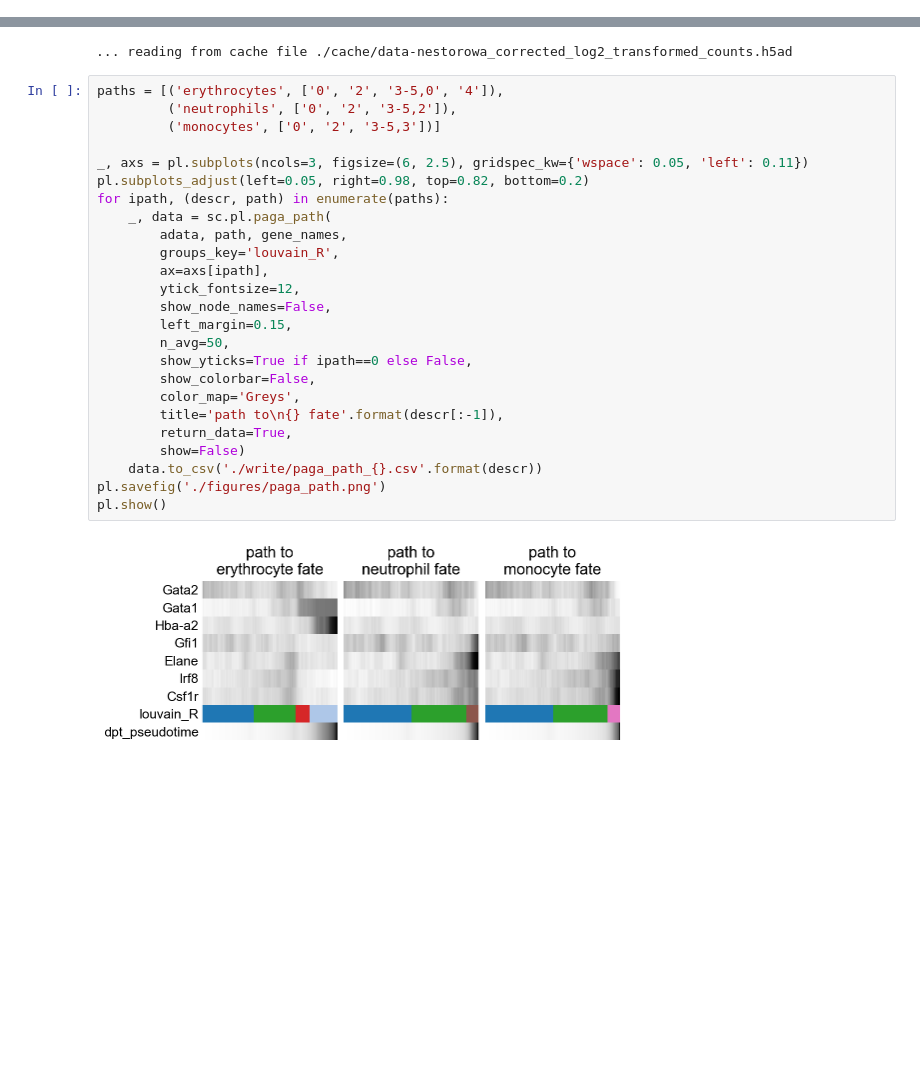
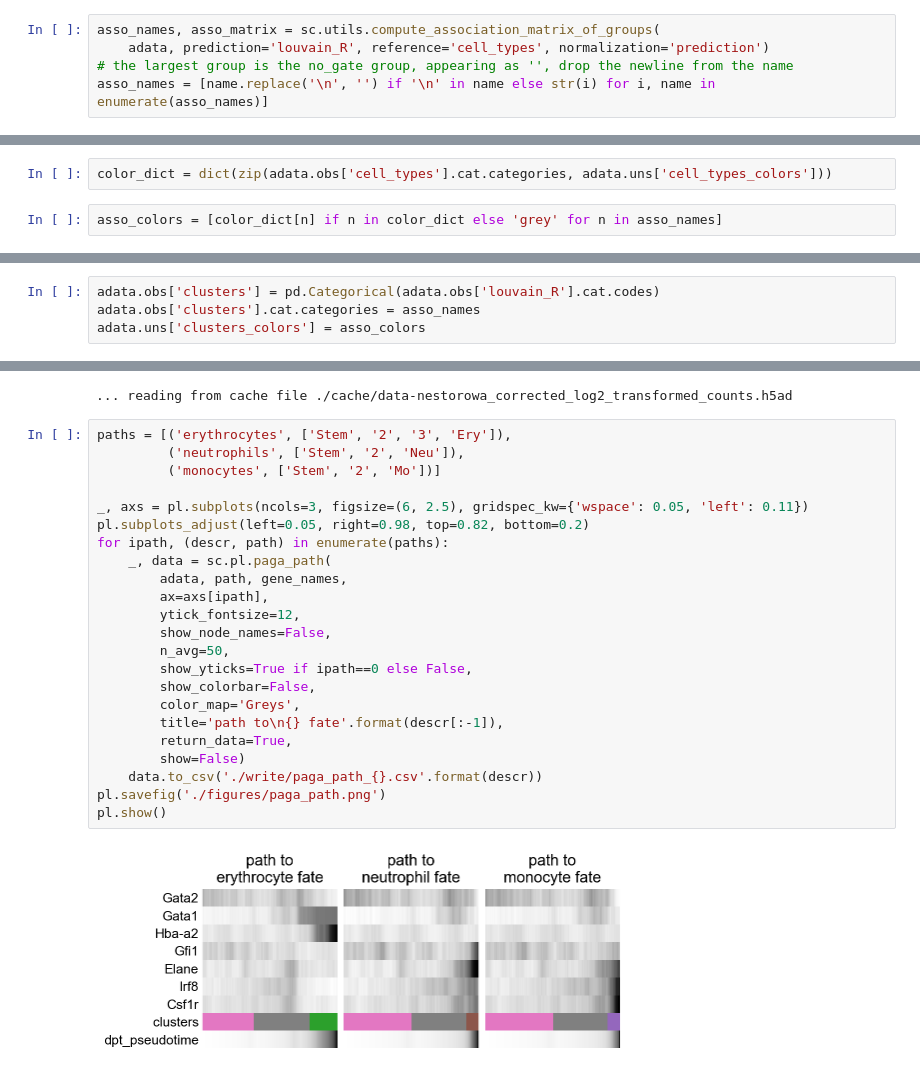
Before and after one commit to theislab/graph_abstraction, a Jupyter notebook: nestorowa16/nestorowa16.ipynb, the cells around one changed output, grey strips where cells are left out. Cells and saved outputs as stored; diff of their text form; blank space fills up the shorter version.

```diff
--- a/nestorowa16/nestorowa16.ipynb
+++ b/nestorowa16/nestorowa16.ipynb
@@ -96,0 +99,5 @@ running Louvain clustering
+# %%
+asso_names, asso_matrix = sc.utils.compute_association_matrix_of_groups(
+    adata, prediction='louvain_R', reference='cell_types', normalization='prediction')
+# the largest group is the no_gate group, appearing as '', drop the newline from the name
+asso_names = [name.replace('\n', '') if '\n' in name else str(i) for i, name in enumerate(asso_names)]
@@ -96,0 +108,4 @@ running Louvain clustering
+# %%
+color_dict = dict(zip(adata.obs['cell_types'].cat.categories, adata.uns['cell_types_colors']))
+# %%
+asso_colors = [color_dict[n] if n in color_dict else 'grey' for n in asso_names]
@@ -96,0 +114,4 @@ running Louvain clustering
+# %%
+adata.obs['clusters'] = pd.Categorical(adata.obs['louvain_R'].cat.codes)
+adata.obs['clusters'].cat.categories = asso_names
+adata.uns['clusters_colors'] = asso_colors
@@ -165,29 +173,27 @@ adata.raw = adata_raw
 # %% [output]
 ... reading from cache file ./cache/data-nestorowa_corrected_log2_transformed_counts.h5ad
 # %%
-paths = [('erythrocytes', ['0', '2', '3-5,0', '4']),
-         ('neutrophils', ['0', '2', '3-5,2']),
-         ('monocytes', ['0', '2', '3-5,3'])]
+paths = [('erythrocytes', ['Stem', '2', '3', 'Ery']),
+         ('neutrophils', ['Stem', '2', 'Neu']),
+         ('monocytes', ['Stem', '2', 'Mo'])]
 
 _, axs = pl.subplots(ncols=3, figsize=(6, 2.5), gridspec_kw={'wspace': 0.05, 'left': 0.11})
 pl.subplots_adjust(left=0.05, right=0.98, top=0.82, bottom=0.2)
 for ipath, (descr, path) in enumerate(paths):
     _, data = sc.pl.paga_path(
         adata, path, gene_names,
-        groups_key='louvain_R',
         ax=axs[ipath],
         ytick_fontsize=12,
         show_node_names=False,
-        left_margin=0.15,
         n_avg=50,
         show_yticks=True if ipath==0 else False,
         show_colorbar=False,
         color_map='Greys',
         title='path to\n{} fate'.format(descr[:-1]),
         return_data=True,
         show=False)
     data.to_csv('./write/paga_path_{}.csv'.format(descr))
 pl.savefig('./figures/paga_path.png')
 pl.show()
 # %% [output]
-[figure, old version]
+[figure, new version]
```
Also changed, not shown: parts of 19 cells of this notebook.
